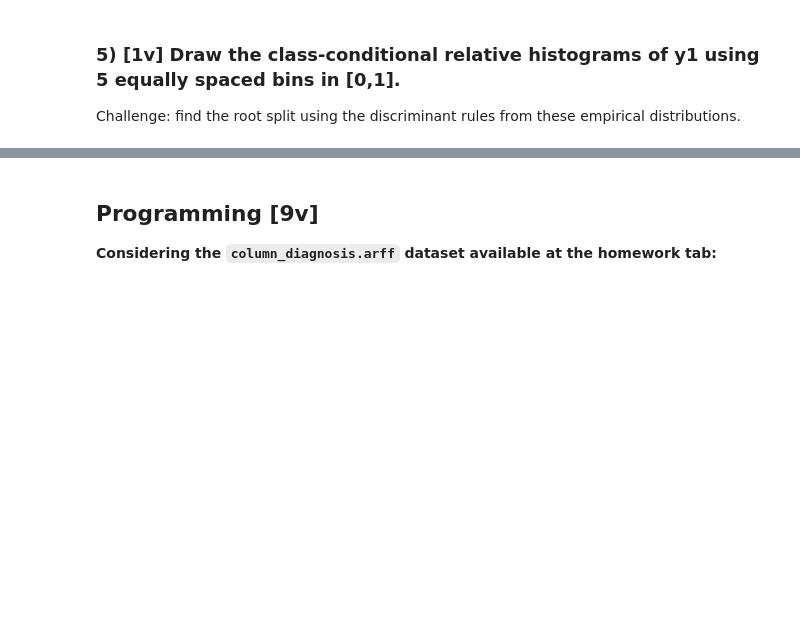
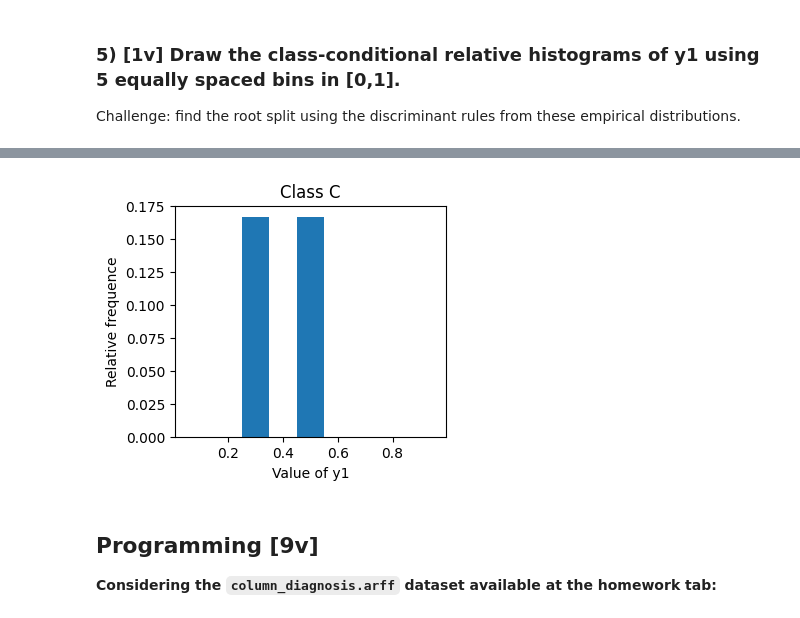
Before and after one commit to joanapeixinho/proj-APRE, a Jupyter notebook: src/hm1/HW1.ipynb, the cells around one changed output, grey strips where cells are left out. Saved outputs shown, nothing was run; the diff lists cells and outputs as text; code cells hidden in the pictures; blank space fills up the shorter version.

```diff
--- a/src/hm1/HW1.ipynb
+++ b/src/hm1/HW1.ipynb
@@ -60,3 +64,41 @@ plt.show()
+# %%
+import matplotlib.pyplot as plt
+import numpy as np
+
+# Define the data
+data = [2, 2, 2, 0.36, 0.32, 2, 2, 2, 2, 2, 0.44, 0.52] # [2, 2, 2, 2, 2, 2, 2, 2, 2, 2, 2, 2]
+
+# Define the number of bins
+num_bins = 5
+
+# Create histogram
+hist, bins = np.histogram(data, bins=num_bins, range=(0, 1))
+
+# Calculate bin centers
+bin_centers = (bins[:-1] + bins[1:]) / 2
+
+# Calculate total count
+total_count = len(data)
+
+# Convert counts to fractions
+hist_fraction = hist / total_count
+
+# Set the figure size to make it less wide
+plt.figure(figsize=(3.5, 3))  # Adjust the width and height here
+
+
+# Plot the histogram
+plt.bar(bin_centers, hist_fraction, width=0.1)
+
+# Set labels and title
+plt.xlabel('Value of y1')
+plt.ylabel('Relative frequence')
+plt.title('Class C')
+
+# Show the plot
+plt.show()
+# %% [output]
+[figure, added]
 # %% [markdown]
 ## Programming [9v]
 
```
Also changed, not shown: parts of 5 cells of this notebook.
